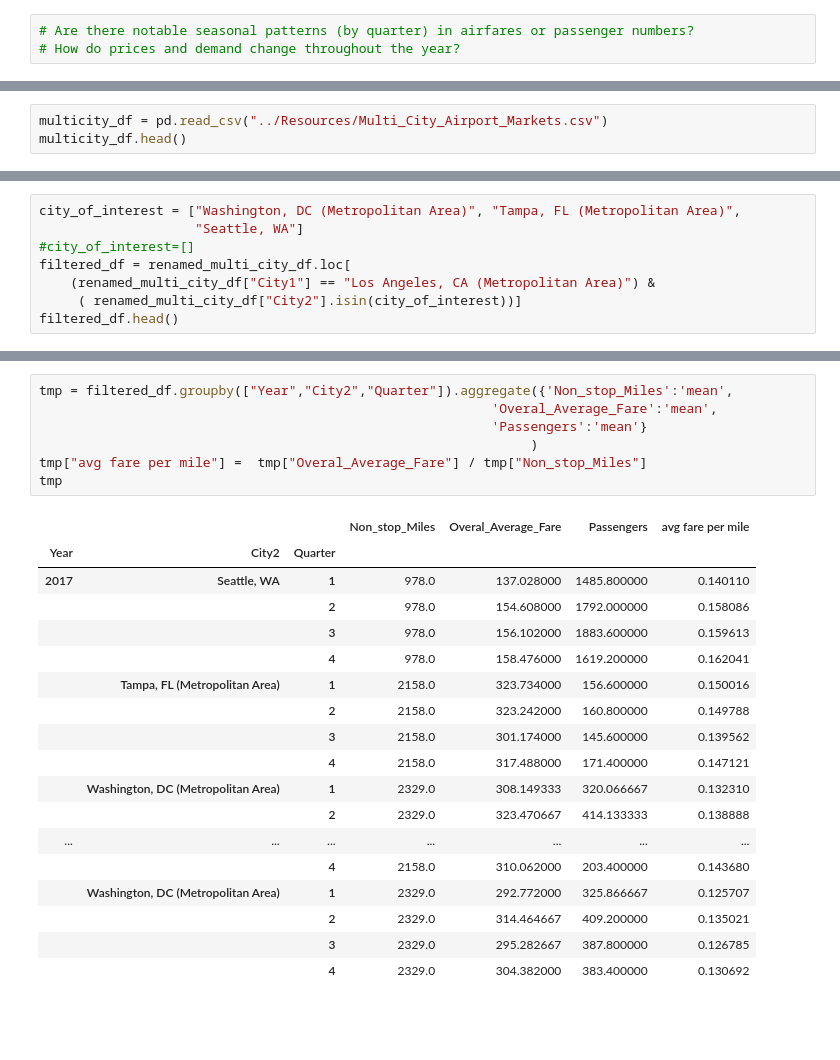
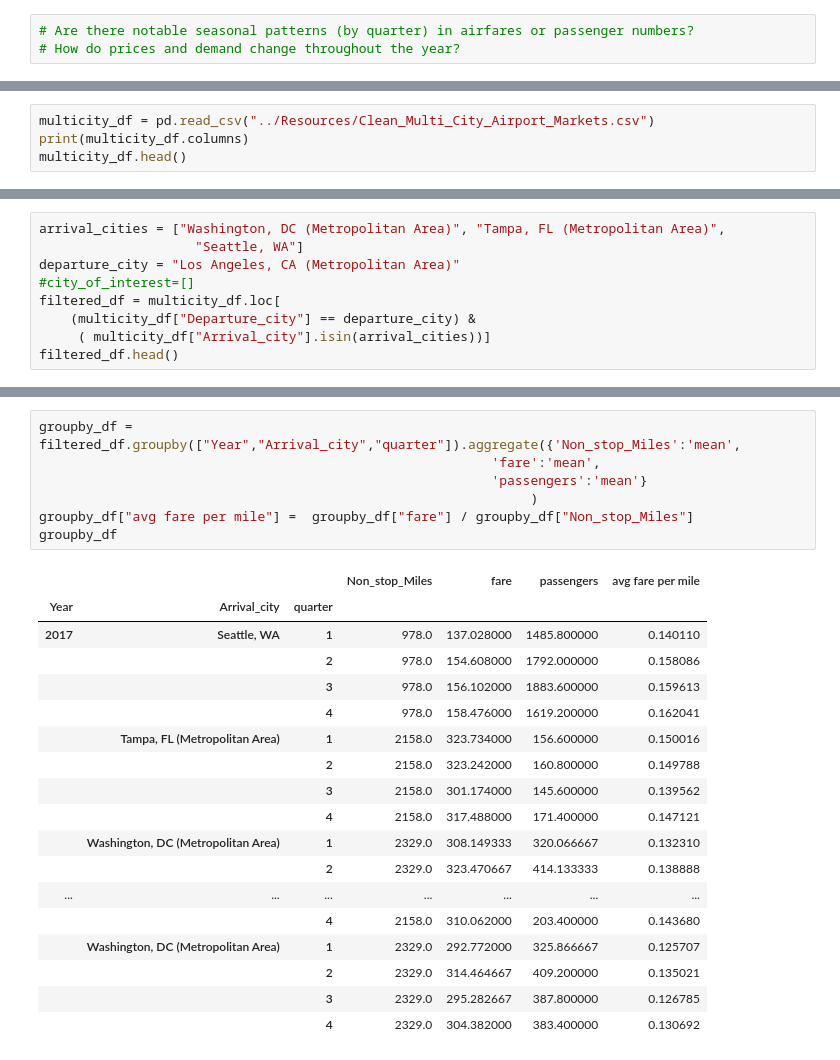
Before and after one commit to ytiffx/Project_1, a Jupyter notebook: Airline_Analysis/q5-analysis.ipynb, the cells around one changed output, grey strips where cells are left out. Drawn from its saved outputs; the diff is of its cells as text; blank space fills up the shorter version.

```diff
--- a/Airline_Analysis/q5-analysis.ipynb
+++ b/Airline_Analysis/q5-analysis.ipynb
@@ -9,4 +20,5 @@ import pandas as pd
 # %%
-multicity_df = pd.read_csv("../Resources/Multi_City_Airport_Markets.csv")
+multicity_df = pd.read_csv("../Resources/Clean_Multi_City_Airport_Markets.csv")
+print(multicity_df.columns)
 multicity_df.head()
 # %% [output]
@@ -46,9 +39,10 @@ renamed_multi_city_df.head()
 # %%
-city_of_interest = ["Washington, DC (Metropolitan Area)", "Tampa, FL (Metropolitan Area)",
+arrival_cities = ["Washington, DC (Metropolitan Area)", "Tampa, FL (Metropolitan Area)",
                     "Seattle, WA"]
+departure_city = "Los Angeles, CA (Metropolitan Area)"
 #city_of_interest=[]
-filtered_df = renamed_multi_city_df.loc[
-    (renamed_multi_city_df["City1"] == "Los Angeles, CA (Metropolitan Area)") &
-     ( renamed_multi_city_df["City2"].isin(city_of_interest))]
+filtered_df = multicity_df.loc[
+    (multicity_df["Departure_city"] == departure_city) &
+     ( multicity_df["Arrival_city"].isin(arrival_cities))]
 filtered_df.head()
 # %% [output]
@@ -111,13 +56,13 @@ df
 # %%
-tmp = filtered_df.groupby(["Year","City2","Quarter"]).aggregate({'Non_stop_Miles':'mean',
-                                                          'Overal_Average_Fare':'mean',
-                                                          'Passengers':'mean'}
+groupby_df = filtered_df.groupby(["Year","Arrival_city","quarter"]).aggregate({'Non_stop_Miles':'mean',
+                                                          'fare':'mean',
+                                                          'passengers':'mean'}
                                                                )
-tmp["avg fare per mile"] =  tmp["Overal_Average_Fare"] / tmp["Non_stop_Miles"]
-tmp
+groupby_df["avg fare per mile"] =  groupby_df["fare"] / groupby_df["Non_stop_Miles"]
+groupby_df
 # %% [output]
-|  |  |  | Non_stop_Miles | Overal_Average_Fare | Passengers | avg fare per mile |
-| Year | City2 | Quarter |  |  |  |  |
+|  |  |  | Non_stop_Miles | fare | passengers | avg fare per mile |
+| Year | Arrival_city | quarter |  |  |  |  |
 | 2017 | Seattle, WA | 1 | 978.0 | 137.028000 | 1485.800000 | 0.140110 |
 |  |  | 2 | 978.0 | 154.608000 | 1792.000000 | 0.158086 |
 |  |  | 3 | 978.0 | 156.102000 | 1883.600000 | 0.159613 |
```
Also changed, not shown: parts of 16 cells of this notebook, 7 other files.
